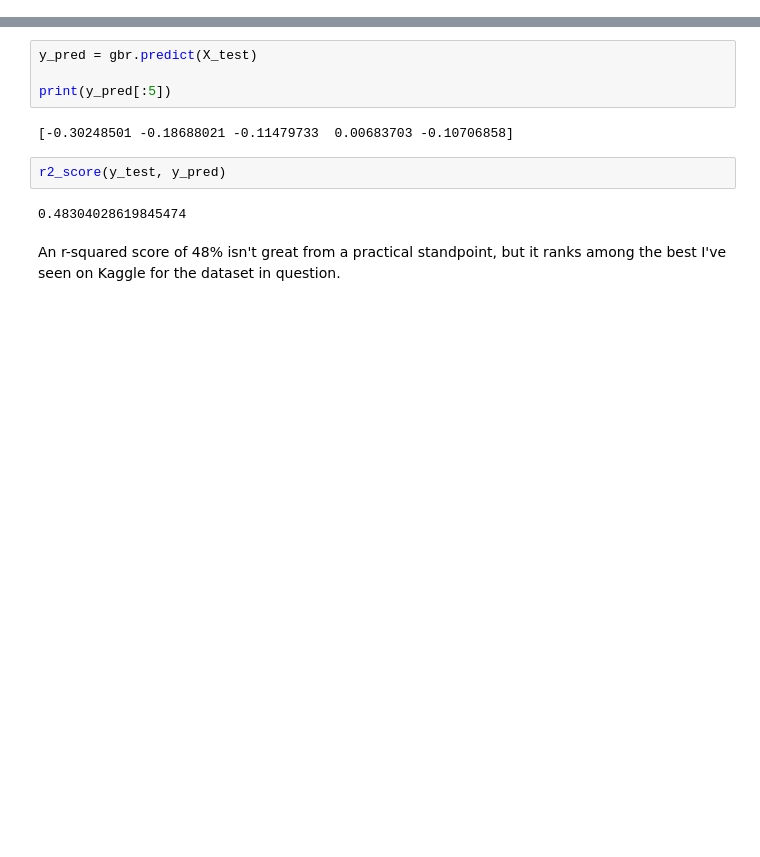
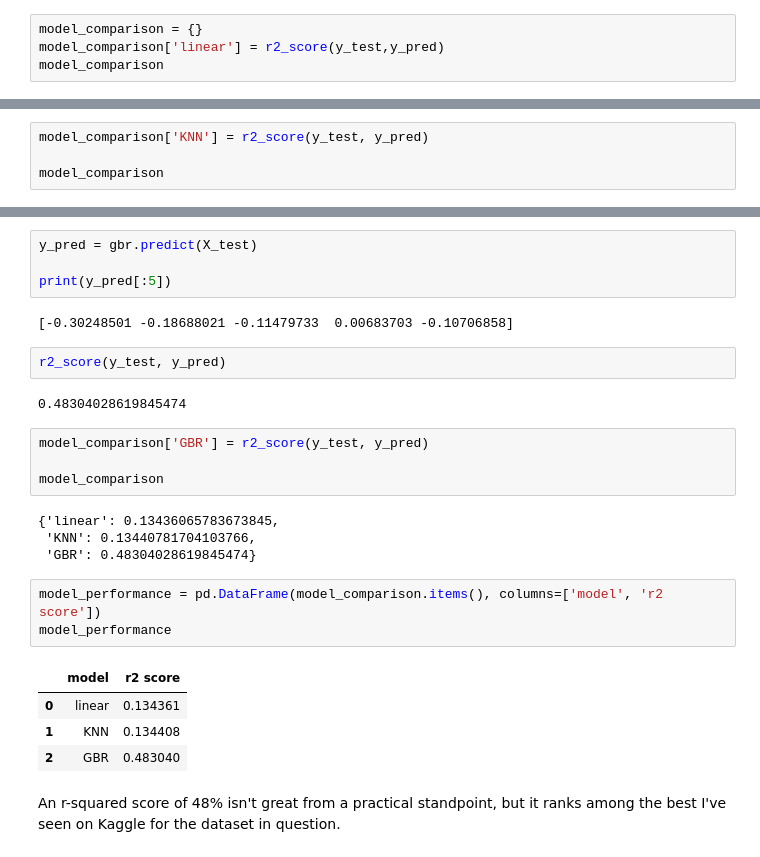
Before and after one commit to alew46/Capstone3CTR, a Jupyter notebook: Predicting CTRs in Email Marketing.ipynb, the cells around one changed output, grey strips where cells are left out. Cells and saved outputs as stored; diff of their text form; blank space fills up the shorter version.

```diff
--- a/Predicting CTRs in Email Marketing.ipynb
+++ b/Predicting CTRs in Email Marketing.ipynb
@@ -277,3 +277,7 @@ from sklearn.metrics import r2_score
 r2_score(y_test,y_pred)
 # %% [output]
 0.13436065783673845
+# %%
+model_comparison = {}
+model_comparison['linear'] = r2_score(y_test,y_pred)
+model_comparison
@@ -296,3 +302,7 @@ print(y_pred[:5])
 r2_score(y_test, y_pred)
 # %% [output]
 0.13440781704103766
+# %%
+model_comparison['KNN'] = r2_score(y_test, y_pred)
+
+model_comparison
@@ -316,5 +328,21 @@ print(y_pred[:5])
 r2_score(y_test, y_pred)
 # %% [output]
 0.48304028619845474
+# %%
+model_comparison['GBR'] = r2_score(y_test, y_pred)
+
+model_comparison
+# %% [output]
+{'linear': 0.13436065783673845,
+ 'KNN': 0.13440781704103766,
+ 'GBR': 0.48304028619845474}
+# %%
+model_performance = pd.DataFrame(model_comparison.items(), columns=['model', 'r2 score'])
+model_performance
+# %% [output]
+|  | model | r2 score |
+| 0 | linear | 0.134361 |
+| 1 | KNN | 0.134408 |
+| 2 | GBR | 0.483040 |
 # %% [markdown]
 An r-squared score of 48% isn't great from a practical standpoint, but it ranks among the best I've seen on Kaggle for the dataset in question.
```
Also changed, not shown: parts of 3 cells of this notebook, 1 other file.
